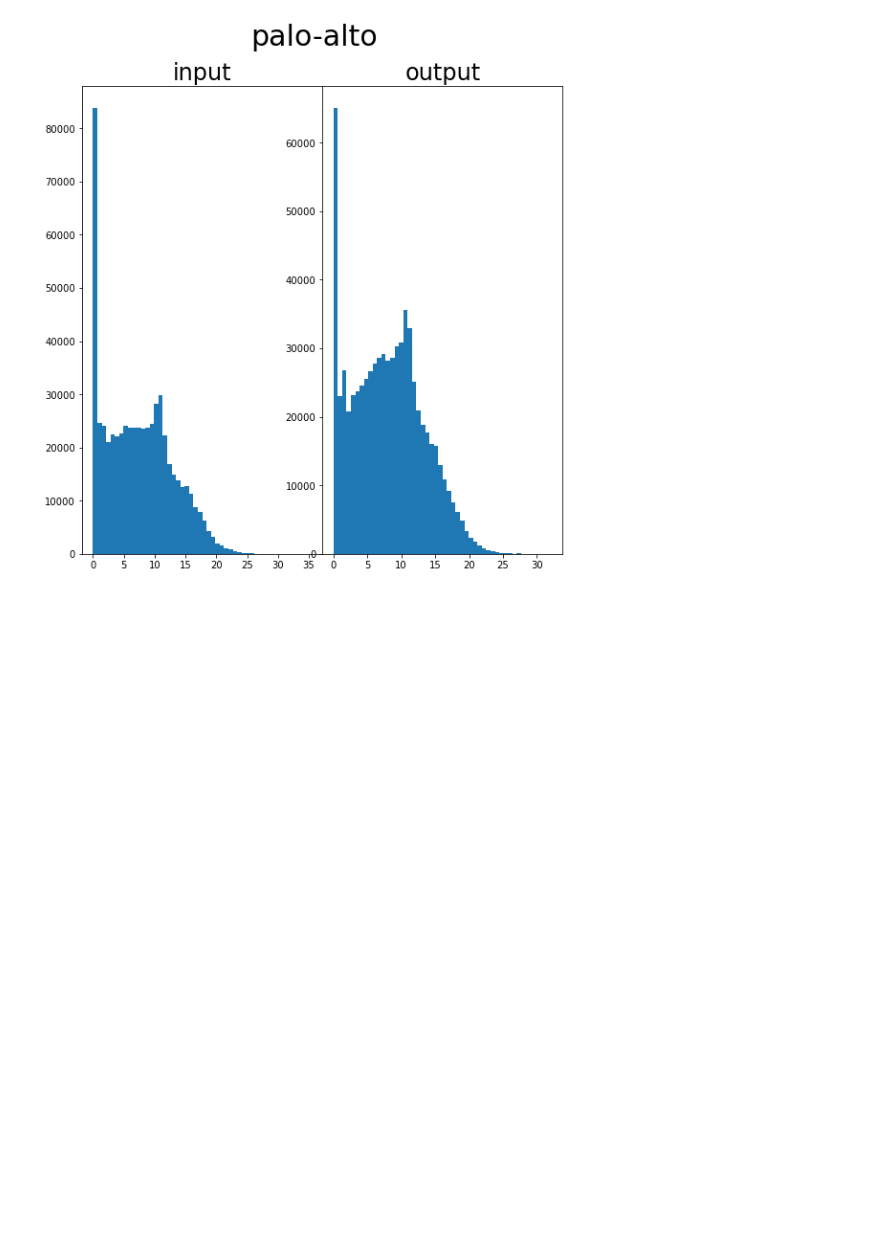
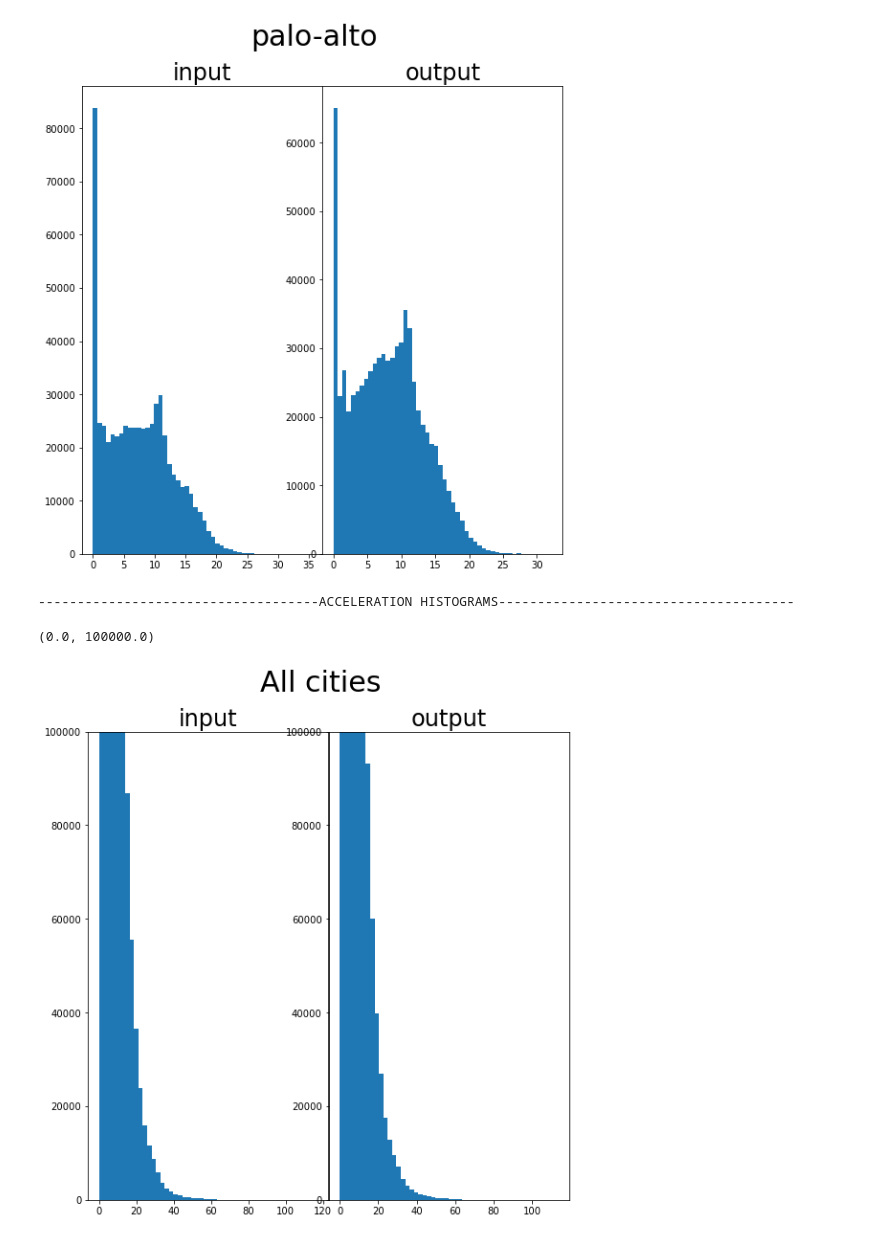
Before and after one commit to brandonho667/151B-WinningProject, a Jupyter notebook: data_analysis.ipynb, the cells around one changed output. Saved outputs shown, nothing was run; the diff lists cells and outputs as text; code cells hidden in the pictures; blank space fills up the shorter version.

```diff
--- a/data_analysis.ipynb
+++ b/data_analysis.ipynb
@@ -325,3 +351,45 @@ for i, name in enumerate(cities):
 [figure]
 [figure]
 [figure]
+# %%
+inp_accels_list = [[] for _ in datasets]
+out_accels_list = [[] for _ in datasets]
+for datasets in [train_datasets, val_datasets]:
+    for dataset, inp_accels, out_accels in zip(datasets, inp_accels_list, out_accels_list):
+        for i in range(len(dataset)):
+            inp, out = dataset[i]
+            inp_s = (inp[1:] - inp[:-1])
+            out_s = (out[1:] - out[:-1])
+            inp_a = np.linalg.norm(inp_s[1:] - inp_s[:-1], axis=1)*100
+            out_a = np.linalg.norm(out_s[1:] - out_s[:-1], axis=1)*100
+            for accel in inp_a:
+                inp_accels.append(accel)
+            for accel in out_a:
+                out_accels.append(accel)
+
+print("------------------------------------ACCELERATION HISTOGRAMS--------------------------------------")
+fig, axs = plt.subplots(1,2, figsize=(9, 9), facecolor='w', edgecolor='k')
+fig.subplots_adjust(hspace = .5, wspace=.001)
+fig.suptitle("All cities", fontsize=30)
+inp_accels = list(itertools.chain(*inp_accels_list))
+out_accels = list(itertools.chain(*out_accels_list))
+bins = 50
+axs[0].set_title("input", fontsize=24)
+axs[0].hist(inp_accels, bins=bins)
+axs[0].set_ylim([0,1e5])
+axs[1].set_title("output", fontsize=24)
+axs[1].hist(out_accels, bins=bins)
+axs[1].set_ylim([0,1e5])
+
+# for i, name in enumerate(cities):
+#     fig, axs = plt.subplots(1,2, figsize=(9, 9), facecolor='w', edgecolor='k')
+#     fig.subplots_adjust(hspace = .5, wspace=.001)
+#     fig.suptitle(name, fontsize=30)
+#     axs[0].set_title("input", fontsize=24)
+#     axs[0].hist(inp_accels_list[i], bins=bins)
+#     axs[1].set_title("output", fontsize=24)
+#     axs[1].hist(out_accels_list[i], bins=bins)
+# %% [output]
+------------------------------------ACCELERATION HISTOGRAMS--------------------------------------
+(0.0, 100000.0)
+[figure, added]
```
Also changed, not shown: parts of 7 cells of this notebook, 1 other file.
